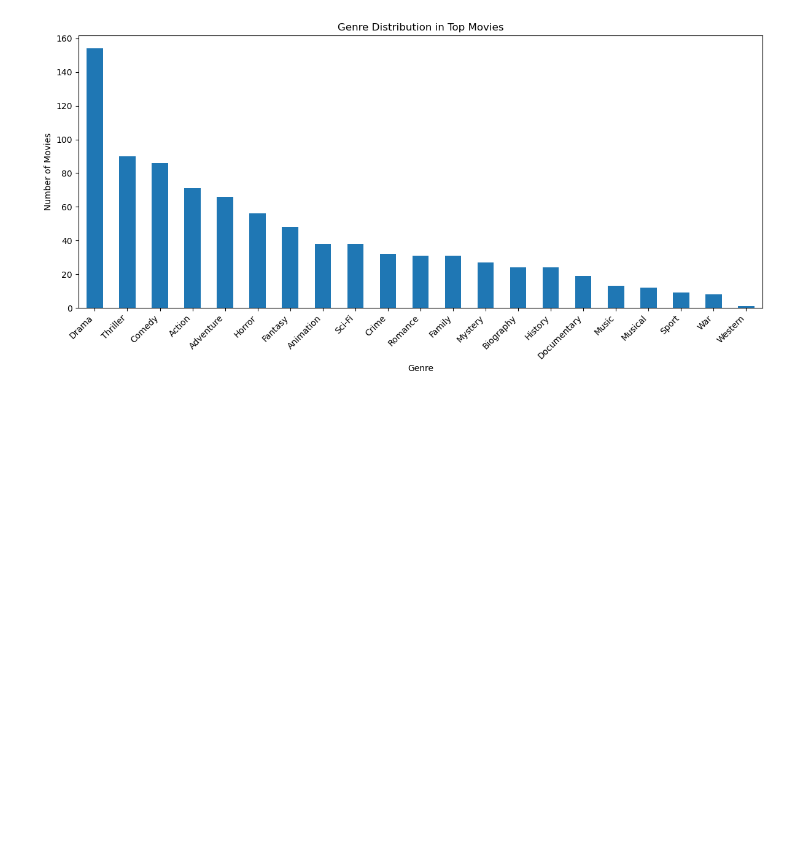
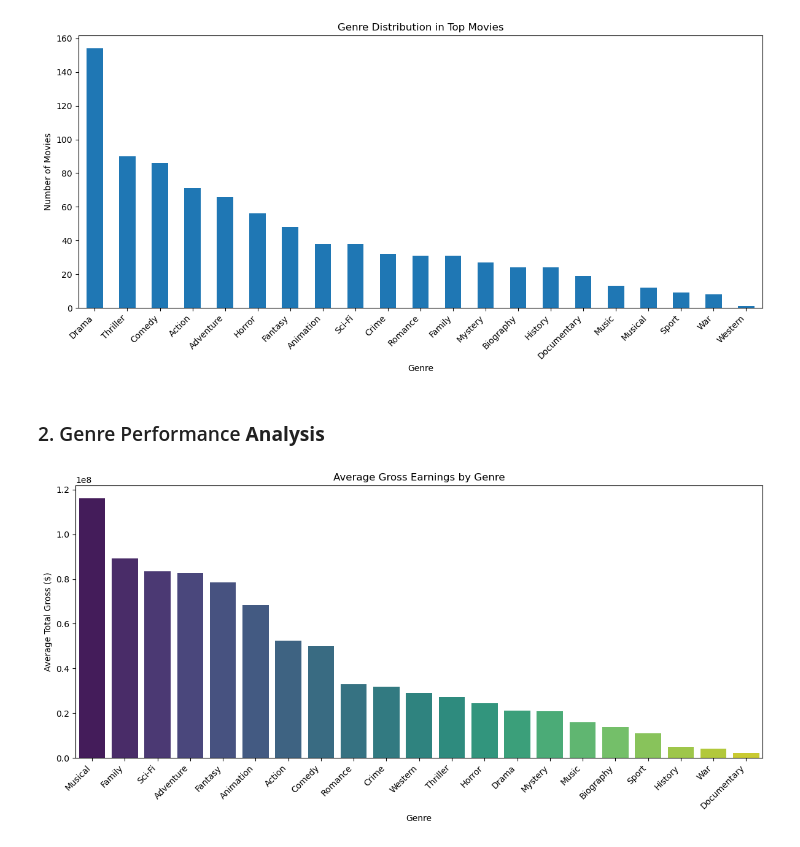
Before and after one commit to BrianRono7/Phase_2_Project, a Jupyter notebook: Phase_2_Project.ipynb, the cells around one changed output. Saved outputs shown, nothing was run; the diff lists cells and outputs as text; code cells hidden in the pictures; blank space fills up the shorter version.

Commit message:
Genre performance and genre combination analysis visuals.

```diff
--- a/Phase_2_Project.ipynb
+++ b/Phase_2_Project.ipynb
@@ -275,3 +275,30 @@ plt.tight_layout()
 plt.show()
 # %% [output]
 [figure]
+# %% [markdown]
+### 2. Genre Performance **Analysis**
+# %%
+# Genre Performance Analysis
+genre_gross_analysis = df_exploded.groupby('Genres')['Total Gross'].agg([
+    'mean',     # Average gross
+    'count',    # Number of movies
+    'sum'       # Total gross
+]).sort_values('mean', ascending=False)
+
+# Define a color palette
+palette = sns.color_palette("viridis", len(genre_gross_analysis))
+
+plt.figure(figsize=(12, 6))
+sns.barplot(
+    x=genre_gross_analysis.index,
+    y=genre_gross_analysis['mean'],
+    palette=palette
+)
+plt.title('Average Gross Earnings by Genre')
+plt.xlabel('Genre')
+plt.ylabel('Average Total Gross ($)')
+plt.xticks(rotation=45, ha='right')
+plt.tight_layout()
+plt.show()
+# %% [output]
+[figure, added]
```
Also changed, not shown: parts of 4 cells of this notebook.
